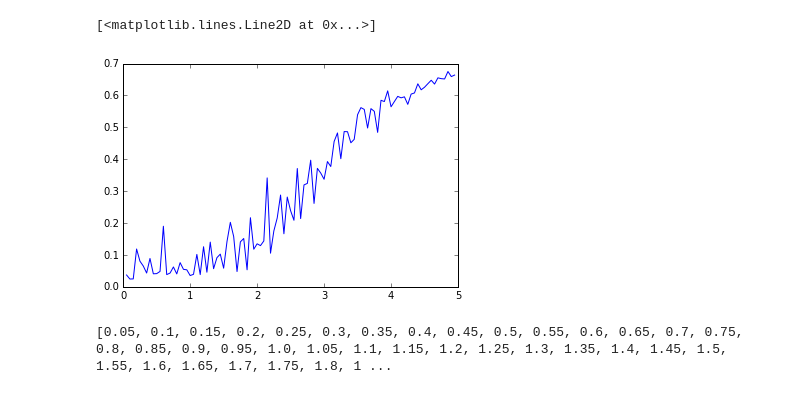
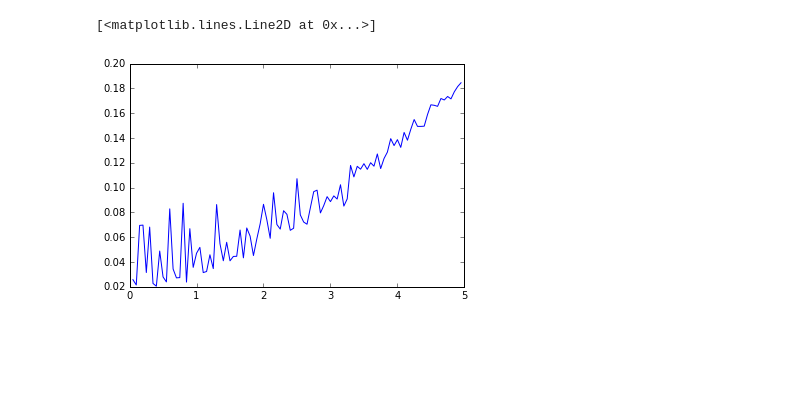
Before and after one commit to jfarid27/CFP-Simplified, a Jupyter notebook: Ising_2D_Lattice_checks.ipynb, the cells around one changed output. Drawn from its saved outputs; the diff is of its cells as text; code cells hidden in the pictures; blank space fills up the shorter version.

```diff
--- a/Ising_2D_Lattice_checks.ipynb
+++ b/Ising_2D_Lattice_checks.ipynb
@@ -19,12 +19,15 @@ steps = 10000
 side = 16
 spins = side * side
 # %%
-def energy(system, observations):
+def observables(system, observations):
     E = 0.0
+    M = 0.0
     S = system.wolffIsing.network.nodes
     for k in range(system.wolffIsing.network.numNodes):
+        M += S[k]['spin']
         E -=  S[k]['spin'] * sum([S[neighbor]['spin'] for neighbor in system.wolffIsing.network.edges[k]])
     observations['absMeanEnergy'] += abs(0.5 * E) / (spins * steps)
+    observations['absMeanMagnetization'] += abs(M) / (spins * steps)
 
 def randomSpin(x, y):
     return {'spin': random.sample([-1, 1], 1)[0] }
@@ -35,19 +38,17 @@ def experiment(temperature):
     contagion = Contagion.WolffIsing(network, 1/float(temperature), random.random)
     system = System.WolffIsing(contagion, random.randint)
     montecarlo = MCMC.MCMC(system, random.random)
-    observations = {'absMeanEnergy': 0}
-    montecarlo.simulate(energy, observations, steps)
-    return observations['absMeanEnergy']
+    observations = {'absMeanEnergy': 0, 'absMeanMagnetization': 0}
+    montecarlo.simulate(observables, observations, steps)
+    return (observations['absMeanEnergy'], observations['absMeanMagnetization'])
 # %%
 temperatures = [float(x)/20 for x in range(1, 100)]
-
-results = map(experiment, temperatures)
+results = [x for x in map(experiment, temperatures)]
+# %%
+mags = [x[1] for x in results]
+energies = [x[0] for x in results]
 # %%
-plt.plot(temperatures, list(results))
+plt.plot(temperatures, list(mags))
 # %% [output]
 [<matplotlib.lines.Line2D at 0x...>]
-[figure, old version]
+[figure, new version]
-# %%
-print(temperatures)
-# %% [output]
-[0.05, 0.1, 0.15, 0.2, 0.25, 0.3, 0.35, 0.4, 0.45, 0.5, 0.55, 0.6, 0.65, 0.7, 0.75, 0.8, 0.85, 0.9, 0.95, 1.0, 1.05, 1.1, 1.15, 1.2, 1.25, 1.3, 1.35, 1.4, 1.45, 1.5, 1.55, 1.6, 1.65, 1.7, 1.75, 1.8, 1 ...
```
Also changed, not shown: parts of 1 cell of this notebook.
